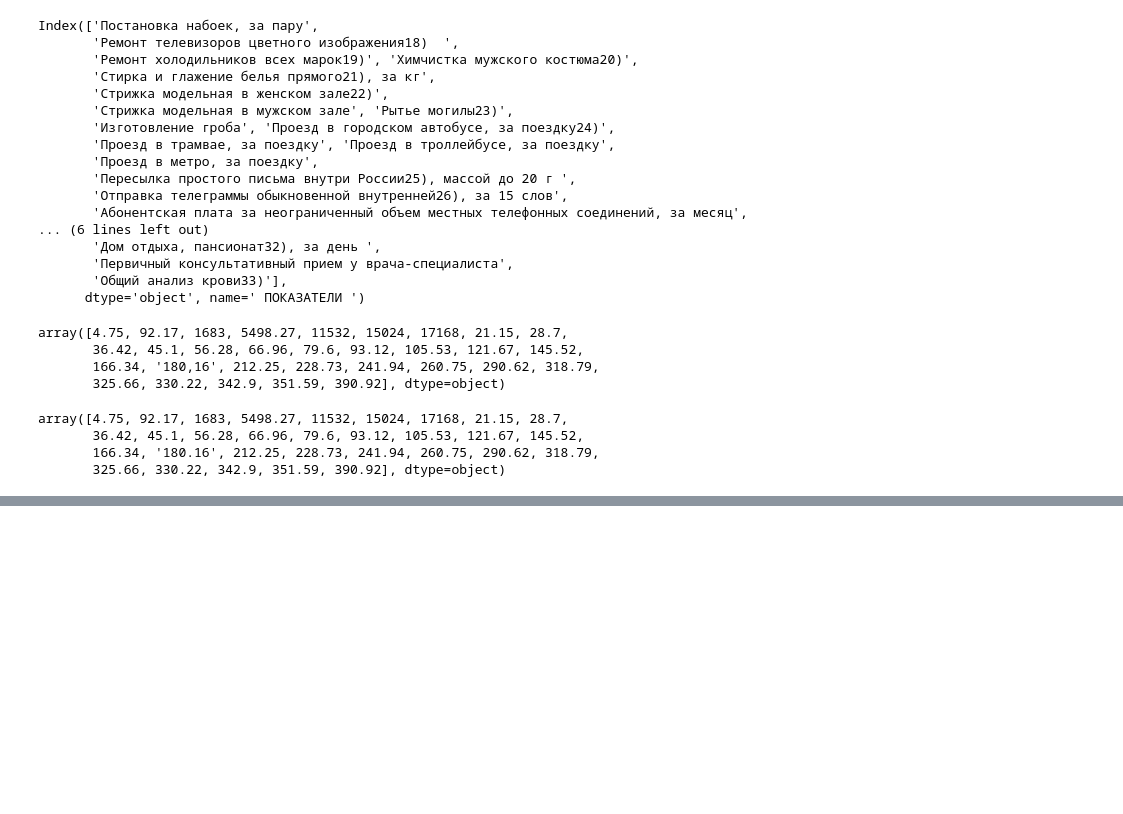
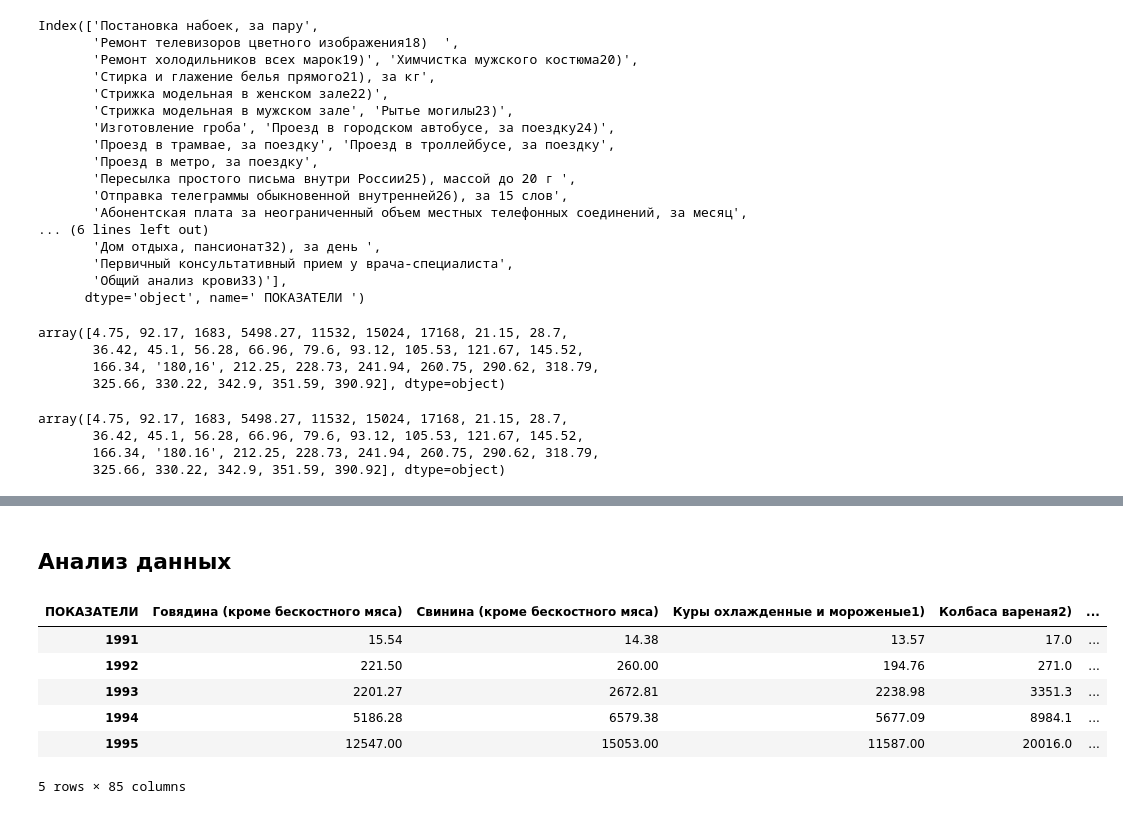
Before and after one commit to Vilyuya/data_analitics, a Jupyter notebook: Rosstat.ipynb, the cells around one changed output, grey strips where cells are left out. Drawn from its saved outputs; the diff is of its cells as text; code cells hidden in the pictures; blank space fills up the shorter version.

```diff
--- a/Rosstat.ipynb
+++ b/Rosstat.ipynb
@@ -371,0 +375,12 @@ memory usage: 20.8+ KB
+# %% [markdown]
+## Анализ данных
+# %%
+raw_df_3.head()
+# %% [output]
+| ПОКАЗАТЕЛИ | Говядина (кроме бескостного мяса) | Свинина (кроме бескостного мяса) | Куры охлажденные и мороженые1) | Колбаса вареная2) | ... |
+| 1991 | 15.54 | 14.38 | 13.57 | 17.0 | ... |
+| 1992 | 221.50 | 260.00 | 194.76 | 271.0 | ... |
+| 1993 | 2201.27 | 2672.81 | 2238.98 | 3351.3 | ... |
+| 1994 | 5186.28 | 6579.38 | 5677.09 | 8984.1 | ... |
+| 1995 | 12547.00 | 15053.00 | 11587.00 | 20016.0 | ... |
+5 rows × 85 columns
```
Also changed, not shown: parts of 18 cells of this notebook, 1 other file.
